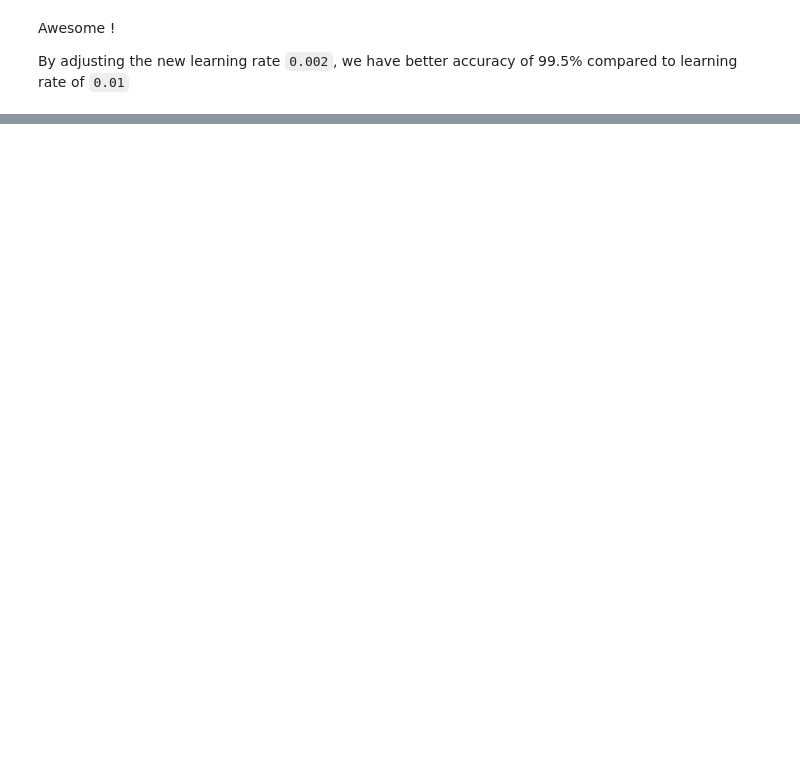
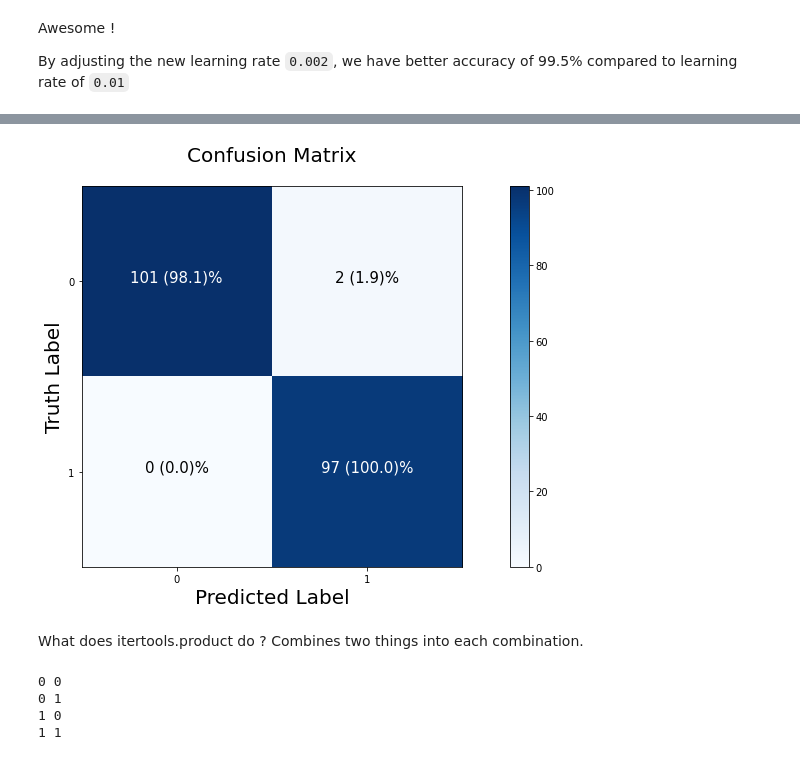
Before and after one commit to SaketMunda/tensorflow-fundamentals, a Jupyter notebook: 02_neural_network_classfication_with_tensorflow.ipynb, the cells around one changed output, grey strips where cells are left out. Drawn from its saved outputs; the diff is of its cells as text; code cells hidden in the pictures; blank space fills up the shorter version.

```diff
--- a/02_neural_network_classfication_with_tensorflow.ipynb
+++ b/02_neural_network_classfication_with_tensorflow.ipynb
@@ -982,0 +1009,3 @@ doing binary classification...
+# %%
+# we have to make some predictions for that
+y_preds = model_9.predict(X_test)
@@ -982,0 +1133,18 @@ doing binary classification...
+# %%
+# Let's try the function
+
+plot_confusion_matrix(y_test, tf.round(y_preds))
+# %% [output]
+[figure, added]
+# %% [markdown]
+What does itertools.product do ? Combines two things into each combination.
+# %%
+import itertools
+
+for i, j in itertools.product(range(cm.shape[0]), range(cm.shape[0])):
+  print(i, j)
+# %% [output]
+0 0
+0 1
+1 0
+1 1
```
Also changed, not shown: parts of 56 cells of this notebook.
